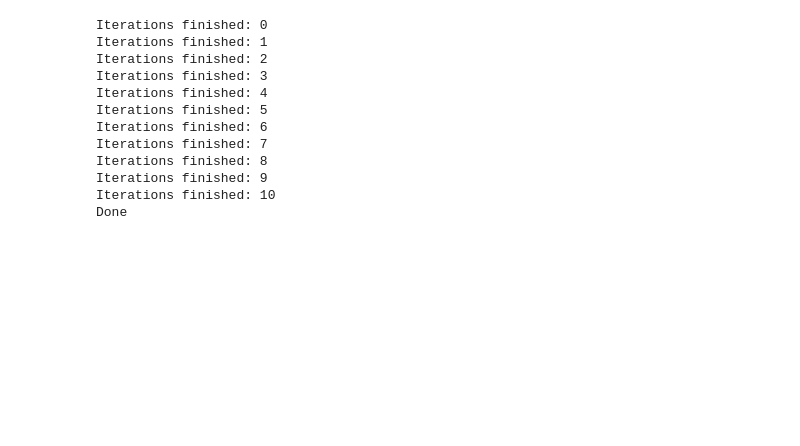
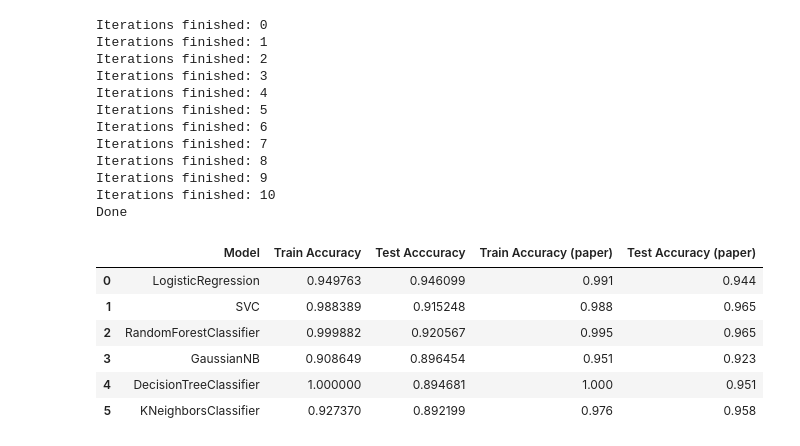
Before and after one commit to bpasalic/uuzop, a Jupyter notebook: Poboljšanje rezultata.ipynb, the cells around one changed output. Saved outputs shown, nothing was run; the diff lists cells and outputs as text; code cells hidden in the pictures; blank space fills up the shorter version.

```diff
--- a/Poboljšanje rezultata.ipynb
+++ b/Poboljšanje rezultata.ipynb
@@ -454,3 +480,21 @@ models_name = ["LogisticRegression",
                "GaussianNB",
                "DecisionTreeClassifier",
                "KNeighborsClassifier"]
+# %%
+accs_train_paper = [0.991, 0.988, 0.995, 0.951, 1.0, 0.976]
+accs_test_paper = [0.944, 0.965, 0.965, 0.923, 0.951, 0.958]
+results = pd.DataFrame({"Model":models_name,
+                        "Train Accuracy": accs_train_mean,
+                        "Test Acccuracy": accs_test_mean,
+                        "Train Accuracy (paper)": accs_train_paper,
+                        "Test Accuracy (paper)": accs_test_paper
+                       })
+results
+# %% [output]
+|  | Model | Train Accuracy | Test Acccuracy | Train Accuracy (paper) | Test Accuracy (paper) |
+| 0 | LogisticRegression | 0.949763 | 0.946099 | 0.991 | 0.944 |
+| 1 | SVC | 0.988389 | 0.915248 | 0.988 | 0.965 |
+| 2 | RandomForestClassifier | 0.999882 | 0.920567 | 0.995 | 0.965 |
+| 3 | GaussianNB | 0.908649 | 0.896454 | 0.951 | 0.923 |
+| 4 | DecisionTreeClassifier | 1.000000 | 0.894681 | 1.000 | 0.951 |
+| 5 | KNeighborsClassifier | 0.927370 | 0.892199 | 0.976 | 0.958 |
```
Also changed, not shown: parts of 41 cells of this notebook.
